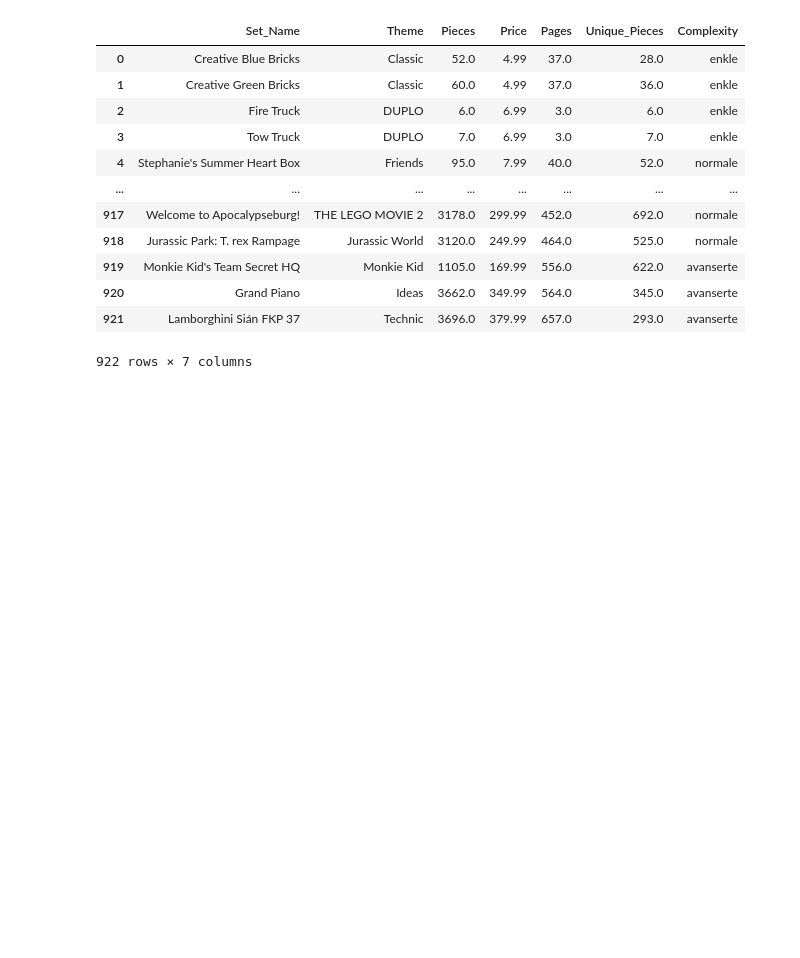
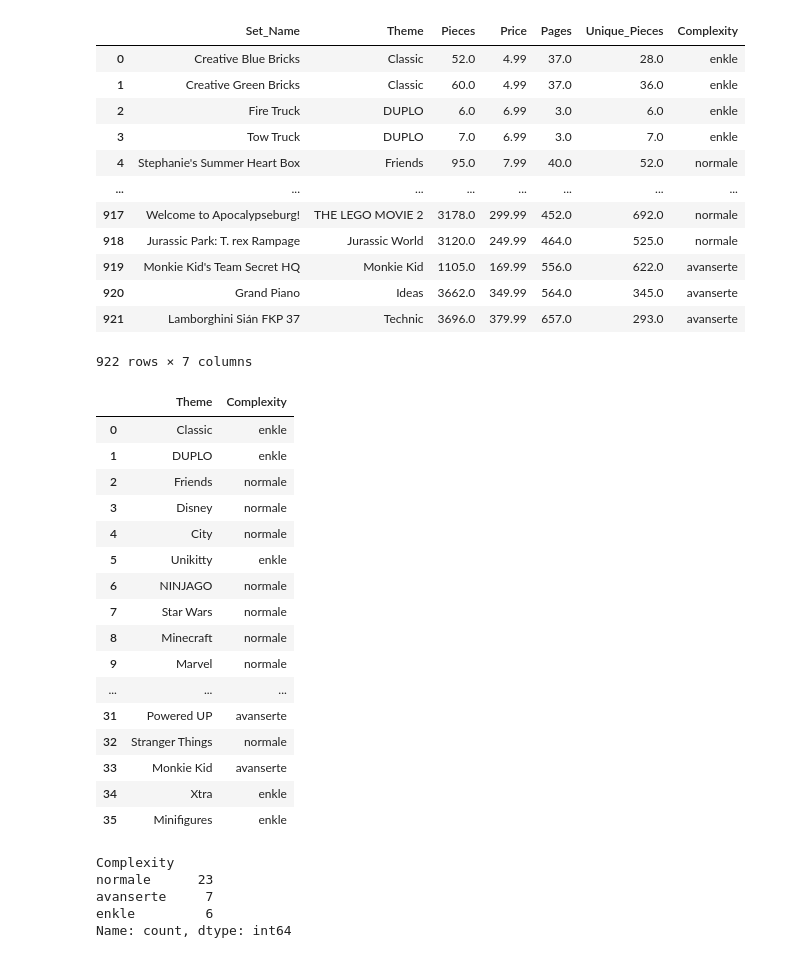
Before and after one commit to danielthorland/ISTG1003-Statistikk-prosjekt, a Jupyter notebook: prosjekt/Oppgave1/Complexity to themes.ipynb, the cells around one changed output. Cells and saved outputs as stored; diff of their text form; code cells hidden in the pictures; blank space fills up the shorter version.

```diff
--- a/prosjekt/Oppgave1/Complexity to themes.ipynb
+++ b/prosjekt/Oppgave1/Complexity to themes.ipynb
@@ -105 +105,33 @@ df2.to_csv('RensetData.csv', index=False)
+# %%
+df3 = df2[['Theme', 'Complexity']]
+df3 = df3.drop_duplicates(subset='Theme')
+df3 = df3.reset_index(drop=True)
+
+df3
+# %% [output]
+|  | Theme | Complexity |
+| 0 | Classic | enkle |
+| 1 | DUPLO | enkle |
+| 2 | Friends | normale |
+| 3 | Disney | normale |
+| 4 | City | normale |
+| 5 | Unikitty | enkle |
+| 6 | NINJAGO | normale |
+| 7 | Star Wars | normale |
+| 8 | Minecraft | normale |
+| 9 | Marvel | normale |
+| ... | ... | ... |
+| 31 | Powered UP | avanserte |
+| 32 | Stranger Things | normale |
+| 33 | Monkie Kid | avanserte |
+| 34 | Xtra | enkle |
+| 35 | Minifigures | enkle |
+# %%
+print(df3['Complexity'].value_counts())
+# %% [output]
+Complexity
+normale      23
+avanserte     7
+enkle         6
+Name: count, dtype: int64
 # %%
```
Also changed, not shown: parts of 2 cells of this notebook.
